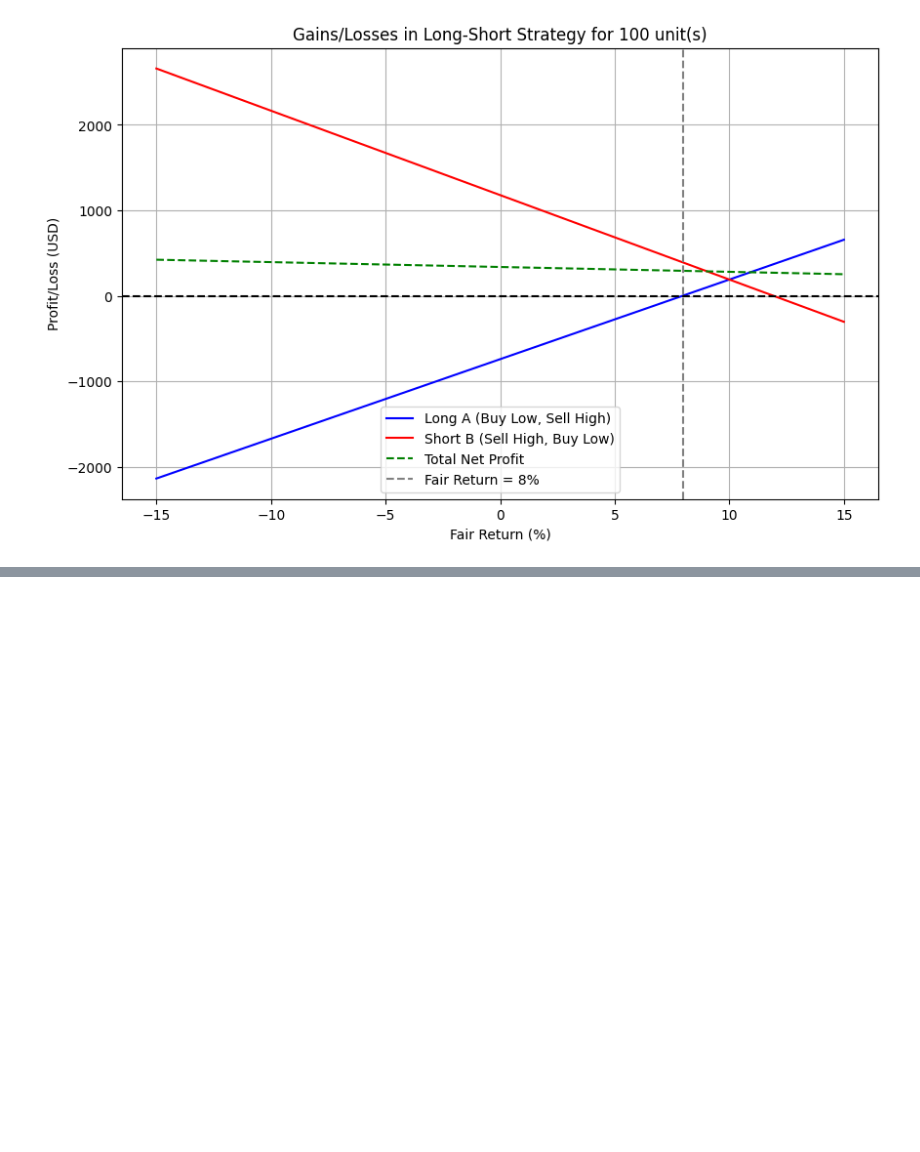
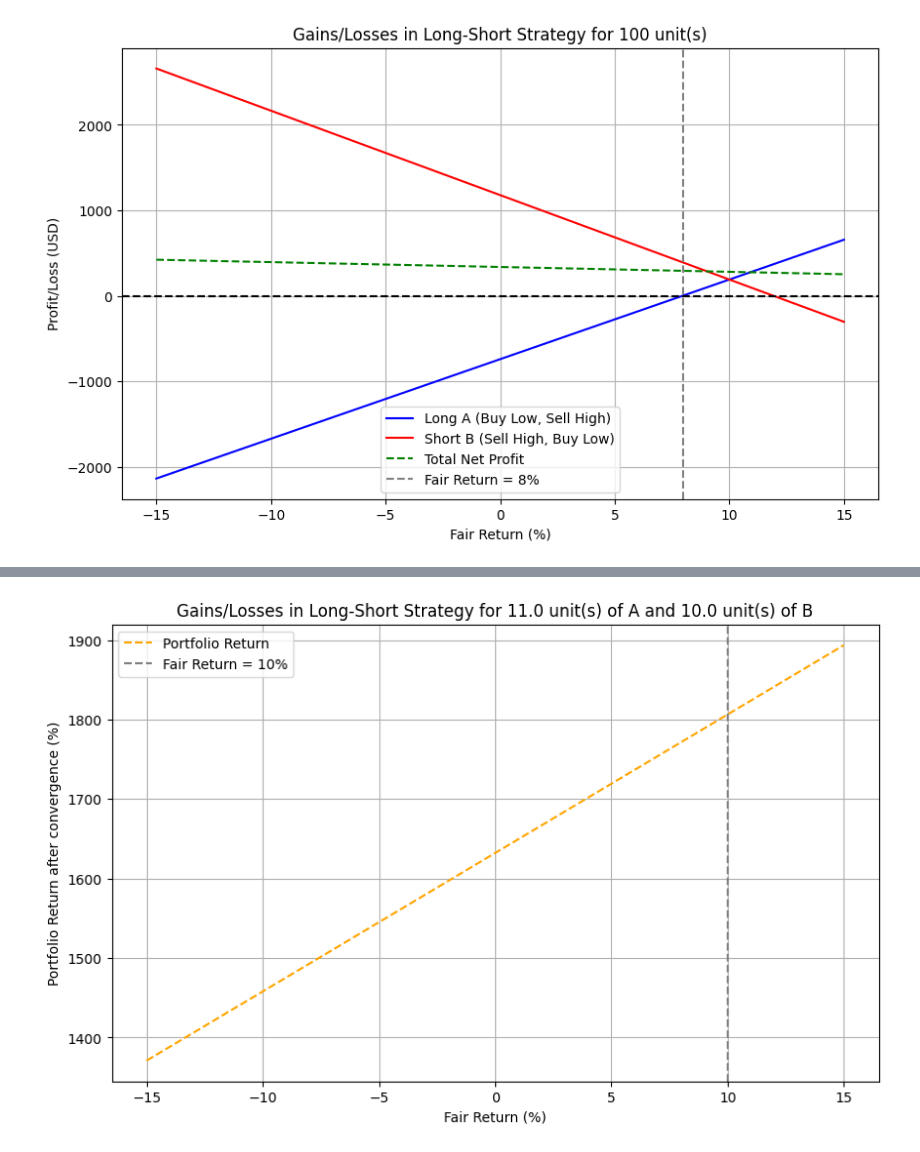
Before and after one commit to KayalvizhiT513/Algo_Trading, a Jupyter notebook: Problems_25Apr2025_Beta_Neutral_Convergence_Trade.ipynb, the cells around one changed output, grey strips where cells are left out. Drawn from its saved outputs; the diff is of its cells as text; code cells hidden in the pictures; blank space fills up the shorter version.

```diff
--- a/Problems_25Apr2025_Beta_Neutral_Convergence_Trade.ipynb
+++ b/Problems_25Apr2025_Beta_Neutral_Convergence_Trade.ipynb
@@ -278,0 +419,4 @@ plot_gains_losses(n_units=100)
+# %%
+plot_fair_return_vs_pfRet_variable_tc(n_units=10, k=1100)
+# %% [output]
+[figure, added]
```
Also changed, not shown: parts of 11 cells of this notebook.
